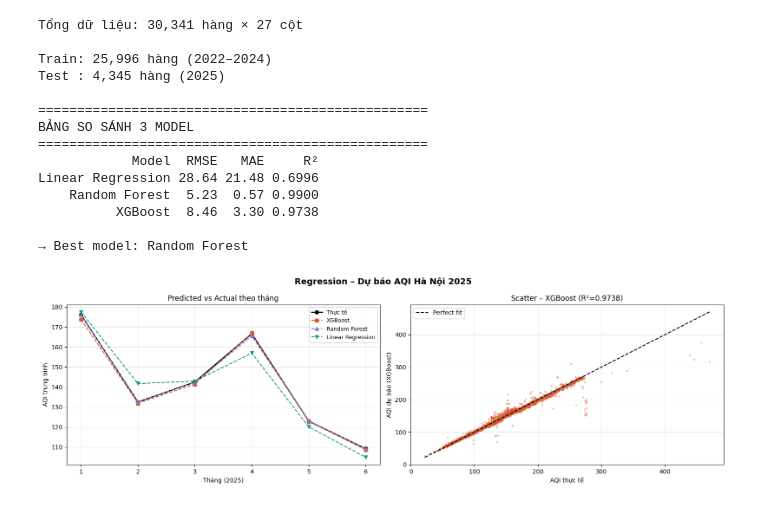
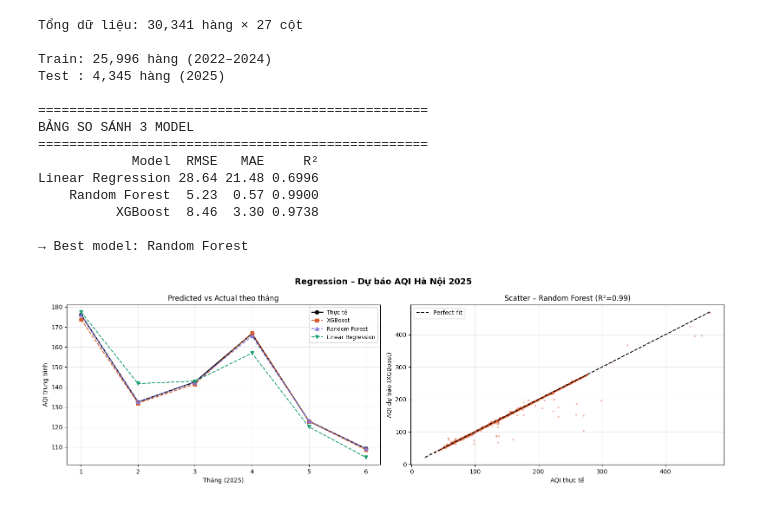
Before and after one commit to anh922006/air-quality-index-in-hanoi-, a Jupyter notebook: library_framework/Regression.ipynb, the cells around one changed output. Drawn from its saved outputs; the diff is of its cells as text; code cells hidden in the pictures.

```diff
--- a/library_framework/Regression.ipynb
+++ b/library_framework/Regression.ipynb
@@ -140,34 +140,35 @@ ax1.set_ylabel('AQI trung bình')
 ax1.set_title('Predicted vs Actual theo tháng')
 ax1.legend(fontsize=9)
 ax1.grid(alpha=0.3)
 ax1.set_xticks(months)
 
 # Subplot 2: Scatter Actual vs XGBoost (best model)
 ax2 = axes[1]
-ax2.scatter(y_test, y_pred_xgb, alpha=0.3, s=5, color='#D85A30')
-lims = [min(y_test.min(), y_pred_xgb.min()), max(y_test.max(), y_pred_xgb.max())]
+ax2.scatter(y_test, best_preds, alpha=0.3, s=5, color='#D85A30')
+lims = [min(y_test.min(), best_preds.min()), max(y_test.max(), best_preds.max())]
+best_r2 = results.loc[results['RMSE'].idxmin(), 'R²']
 ax2.plot(lims, lims, 'k--', lw=1.5, label='Perfect fit')
 ax2.set_xlabel('AQI thực tế')
 ax2.set_ylabel('AQI dự báo (XGBoost)')
-ax2.set_title(f'Scatter – XGBoost (R²={results.loc[results["Model"]=="XGBoost","R²"].values[0]})')
+ax2.set_title(f'Scatter – {best_model_name} (R²={best_r2})')
 ax2.legend()
 ax2.grid(alpha=0.3)
 
 plt.tight_layout()
 plt.show()
 # %% [output]
 Tổng dữ liệu: 30,341 hàng × 27 cột
 
 Train: 25,996 hàng (2022–2024)
 Test : 4,345 hàng (2025)
 
 ==================================================
 BẢNG SO SÁNH 3 MODEL
 ==================================================
             Model  RMSE   MAE     R²
 Linear Regression 28.64 21.48 0.6996
     Random Forest  5.23  0.57 0.9900
           XGBoost  8.46  3.30 0.9738
 
 → Best model: Random Forest
-[figure, old version]
+[figure, new version]
```
Also changed, not shown: 1 other file.
